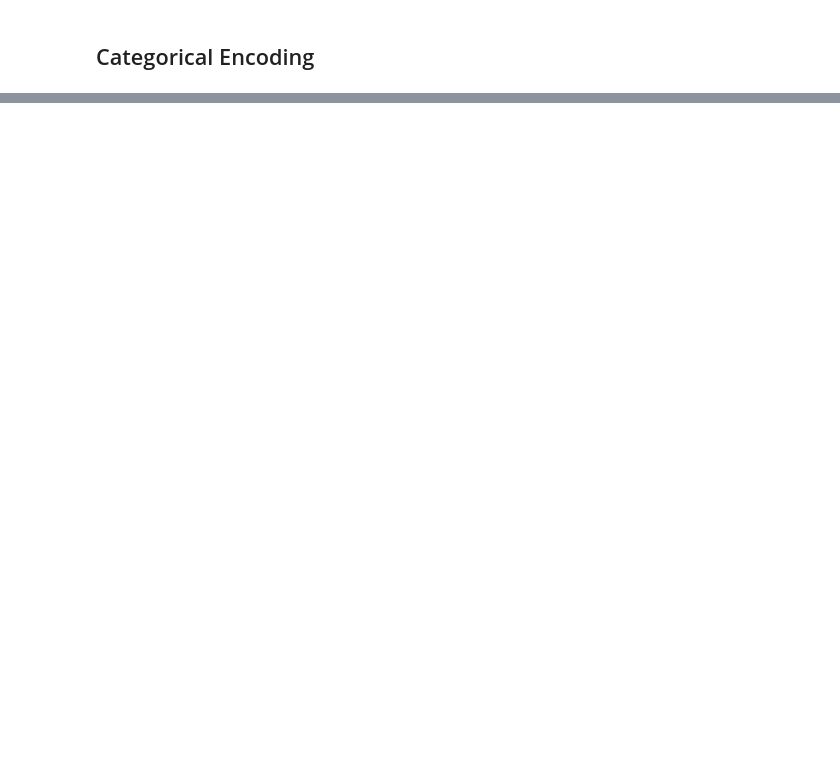
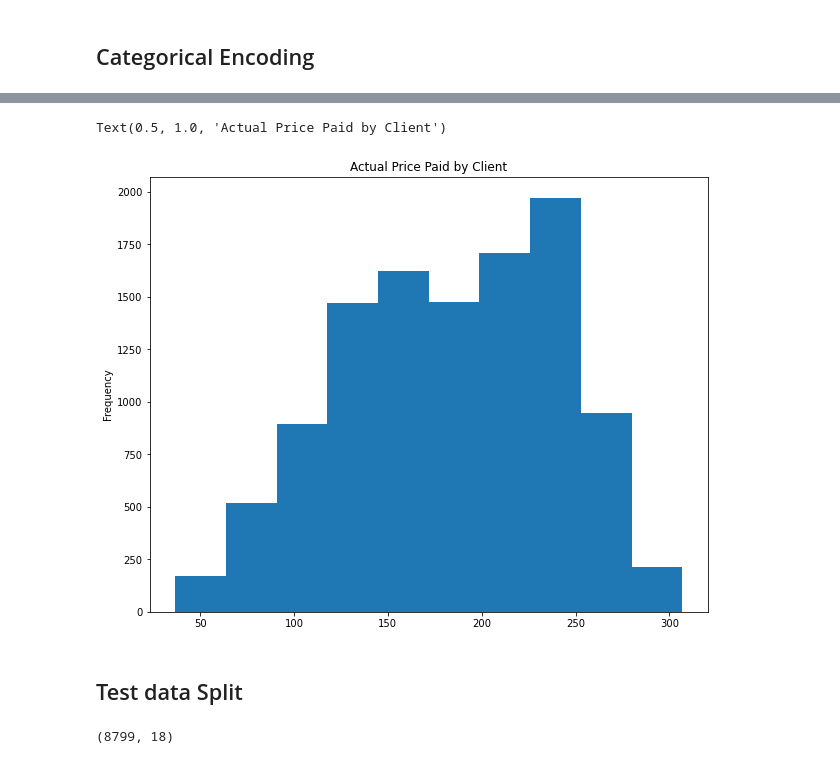
Before and after one commit to Jorgelmh/E-commerce-DM, a Jupyter notebook: Data Processing.ipynb, the cells around one changed output, grey strips where cells are left out. Cells and saved outputs as stored; diff of their text form; code cells hidden in the pictures; blank space fills up the shorter version.

```diff
--- a/Data Processing.ipynb
+++ b/Data Processing.ipynb
@@ -88,0 +91,3 @@ df.head(15)
+# %%
+df['Price_paid'] = df['Cost_of_the_Product'] - (df['Discount_offered'] * df['Cost_of_the_Product'] * 0.01)
+df.head(5)
@@ -88,0 +101,21 @@ df.head(15)
+# %%
+df['Price_paid'].plot.hist(figsize=(10,8))
+plt.title('Actual Price Paid by Client')
+# %% [output]
+Text(0.5, 1.0, 'Actual Price Paid by Client')
+[figure, added]
+# %% [markdown]
+## Test data Split
+# %%
+independent_variables = df.drop(['Reached.on.Time_Y.N'], axis=1)
+dependent_variables = df['Reached.on.Time_Y.N']
+
+X_train, X_test, y_train, y_test = train_test_split(independent_variables, dependent_variables, test_size=.2)
+
+test = X_test.join(y_test)
+train = X_train.join(y_train)
+train_no_outliers = train.copy()
+
+train.shape
+# %% [output]
+(8799, 18)
```
Also changed, not shown: parts of 14 cells of this notebook, 4 other files.
